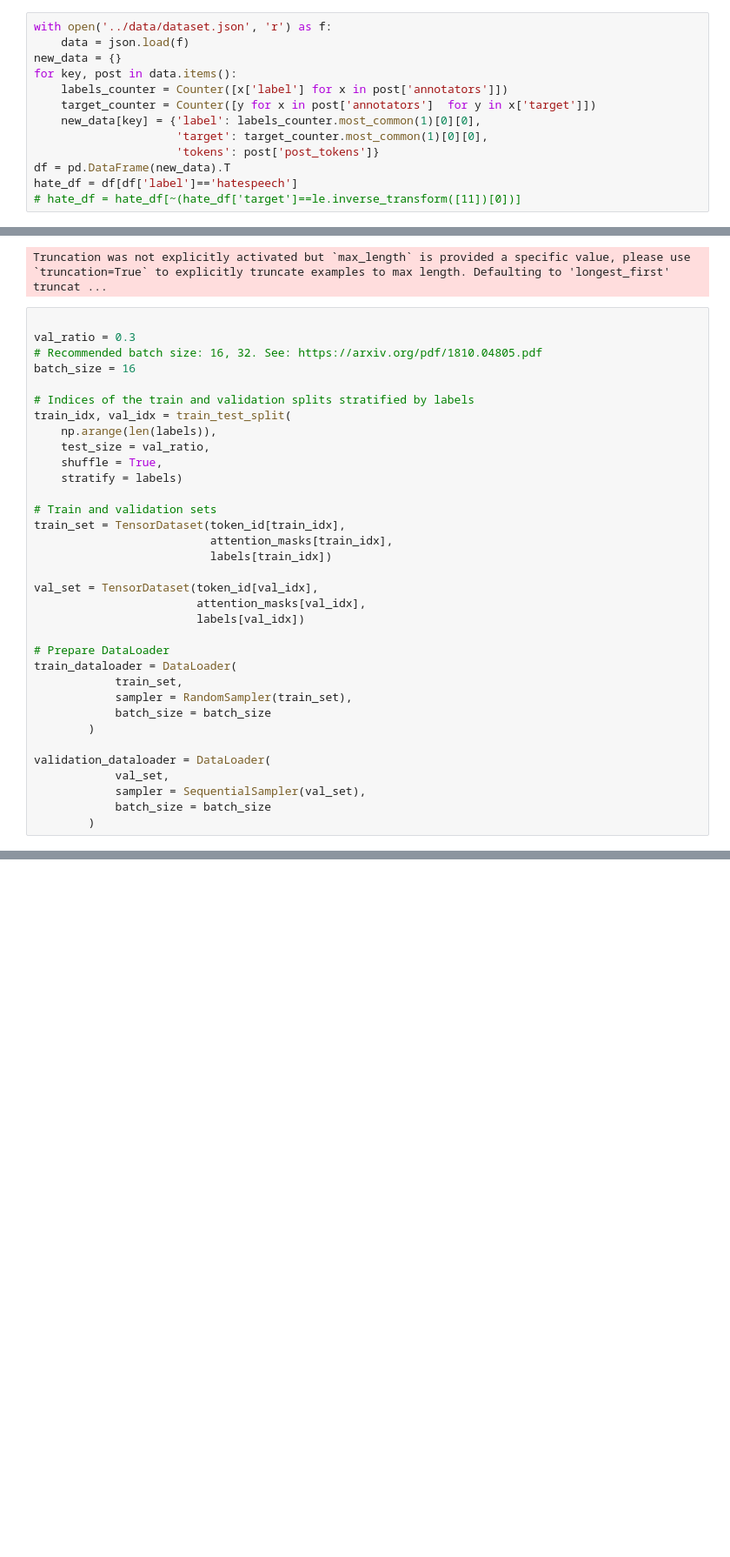
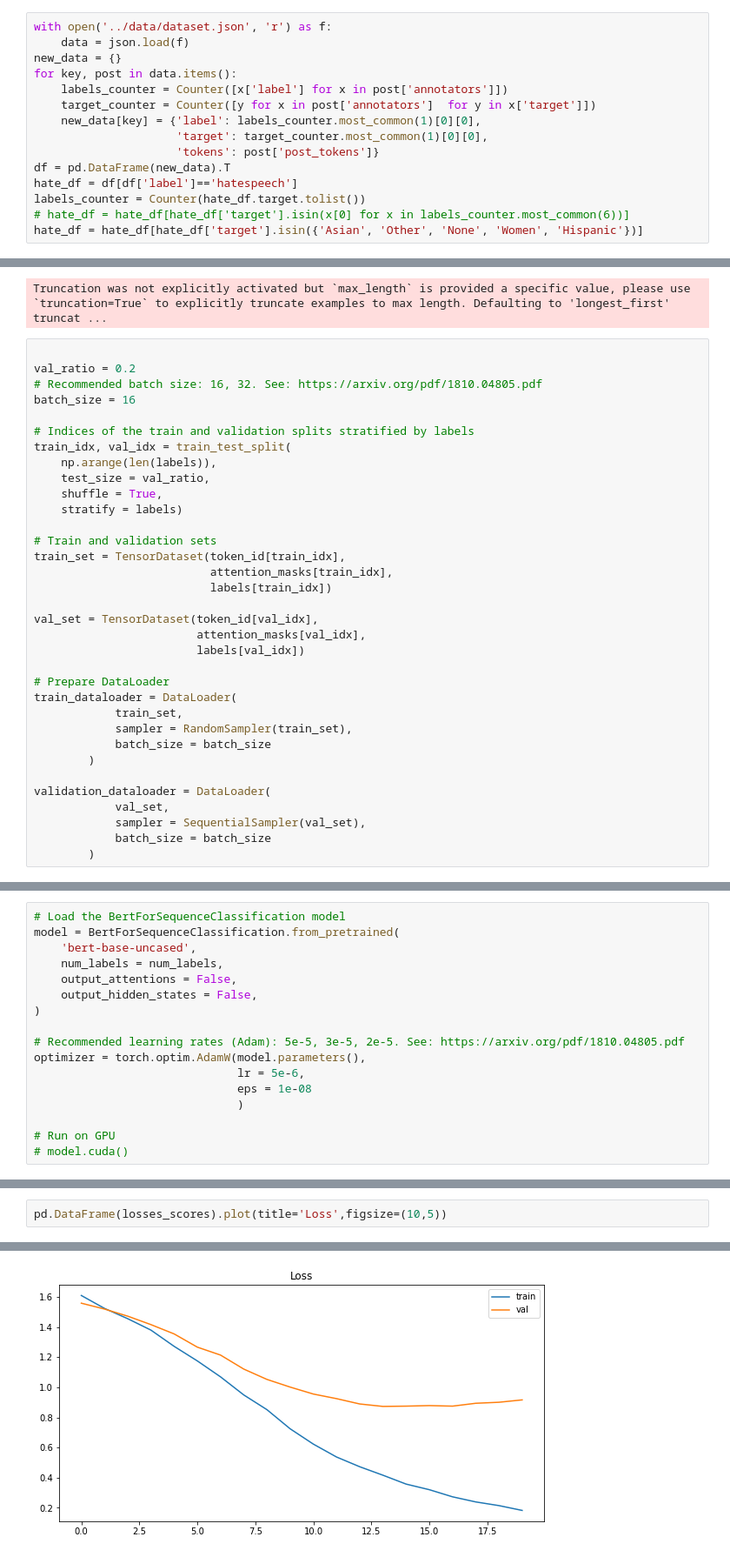
Before and after one commit to NadavSc/HateRecognition, a Jupyter notebook: target_model/fine_tune_notebook.ipynb, the cells around one changed output, grey strips where cells are left out. Shown at 87% size. Drawn from its saved outputs; the diff is of its cells as text; blank space fills up the shorter version.

Commit message:
target model fine tune

```diff
--- a/target_model/fine_tune_notebook.ipynb
+++ b/target_model/fine_tune_notebook.ipynb
@@ -44,7 +25,9 @@ for key, post in data.items():
                      'tokens': post['post_tokens']}
 df = pd.DataFrame(new_data).T
 hate_df = df[df['label']=='hatespeech']
-# hate_df = hate_df[~(hate_df['target']==le.inverse_transform([11])[0])]
+labels_counter = Counter(hate_df.target.tolist())
+# hate_df = hate_df[hate_df['target'].isin(x[0] for x in labels_counter.most_common(6))]
+hate_df = hate_df[hate_df['target'].isin({'Asian', 'Other', 'None', 'Women', 'Hispanic'})]
 # %%
 text = hate_df.tokens.values
 labels = hate_df.target.values
@@ -114,7 +82,7 @@ labels = torch.tensor(le.transform(labels))
 Truncation was not explicitly activated but `max_length` is provided a specific value, please use `truncation=True` to explicitly truncate examples to max length. Defaulting to 'longest_first' truncat ...
 # %%
 
-val_ratio = 0.3
+val_ratio = 0.2
 # Recommended batch size: 16, 32. See: https://arxiv.org/pdf/1810.04805.pdf
 batch_size = 16
 
@@ -201,0 +117,17 @@ model.cuda()
+# %%
+# Load the BertForSequenceClassification model
+model = BertForSequenceClassification.from_pretrained(
+    'bert-base-uncased',
+    num_labels = num_labels,
+    output_attentions = False,
+    output_hidden_states = False,
+)
+
+# Recommended learning rates (Adam): 5e-5, 3e-5, 2e-5. See: https://arxiv.org/pdf/1810.04805.pdf
+optimizer = torch.optim.AdamW(model.parameters(),
+                              lr = 5e-6,
+                              eps = 1e-08
+                              )
+
+# Run on GPU
+# model.cuda()
@@ -295,0 +315,3 @@ print('Predicted Class: ', prediction)
+# %%
+pd.DataFrame(losses_scores).plot(title='Loss',figsize=(10,5))
+# %% [output]
@@ -295,0 +319 @@ print('Predicted Class: ', prediction)
+[figure, added]
```
Also changed, not shown: parts of 13 cells of this notebook, 1 other file.
